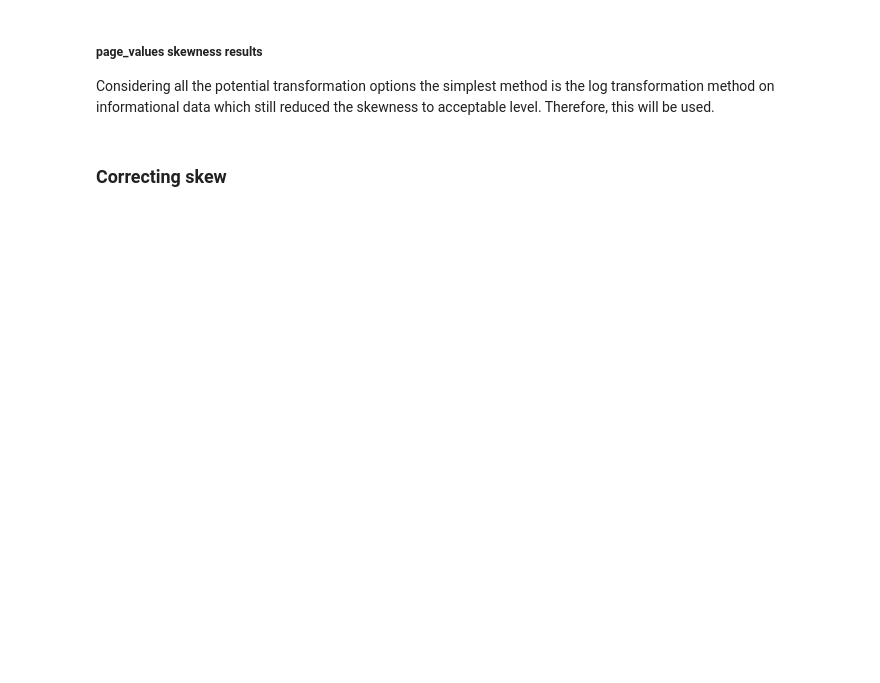
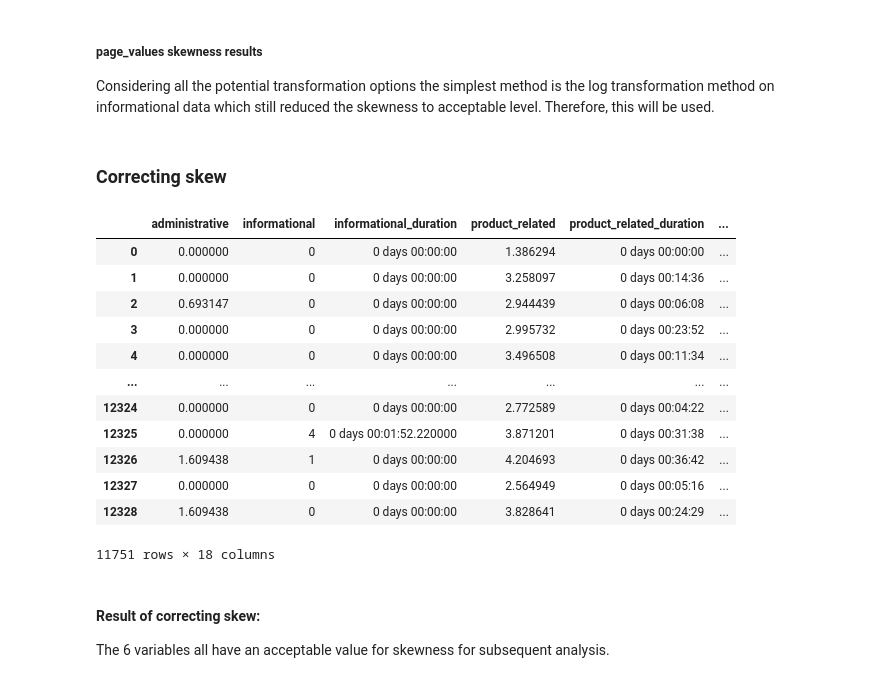
Before and after one commit to Chills00/exploratory-data-analysis---online-shopping-in-retail917, a Jupyter notebook: EDA_notebook.ipynb, the cells around one changed output. Drawn from its saved outputs; the diff is of its cells as text; code cells hidden in the pictures; blank space fills up the shorter version.

Commit message:
Completes df transformations including correcting skew of numerical columns and saving df as new csv file.

```diff
--- a/EDA_notebook.ipynb
+++ b/EDA_notebook.ipynb
@@ -933,6 +1052,20 @@ Considering all the potential transformation options the simplest method is the
 # %% [markdown]
 ### Correcting skew
 # %%
-to_transform_list = ['administrative', 'informational_plus_one', 'product_related', 'bounce_rates', 'exit_rates', 'page_values']
+to_transform_list = ['administrative', 'informational_plus_one', 'product_related', 'bounce_rates', 'exit_rates', 'page_values_plus_one']
 transform = DataFrameTransform(df_transformed)
 transform.log_transformation(to_transform_list)
+# %% [output]
+|  | administrative | informational | informational_duration | product_related | product_related_duration | ... |
+| 0 | 0.000000 | 0 | 0 days 00:00:00 | 1.386294 | 0 days 00:00:00 | ... |
+| 1 | 0.000000 | 0 | 0 days 00:00:00 | 3.258097 | 0 days 00:14:36 | ... |
+| 2 | 0.693147 | 0 | 0 days 00:00:00 | 2.944439 | 0 days 00:06:08 | ... |
+| 3 | 0.000000 | 0 | 0 days 00:00:00 | 2.995732 | 0 days 00:23:52 | ... |
+| 4 | 0.000000 | 0 | 0 days 00:00:00 | 3.496508 | 0 days 00:11:34 | ... |
+| ... | ... | ... | ... | ... | ... | ... |
+| 12324 | 0.000000 | 0 | 0 days 00:00:00 | 2.772589 | 0 days 00:04:22 | ... |
+| 12325 | 0.000000 | 4 | 0 days 00:01:52.220000 | 3.871201 | 0 days 00:31:38 | ... |
+| 12326 | 1.609438 | 1 | 0 days 00:00:00 | 4.204693 | 0 days 00:36:42 | ... |
+| 12327 | 0.000000 | 0 | 0 days 00:00:00 | 2.564949 | 0 days 00:05:16 | ... |
+| 12328 | 1.609438 | 0 | 0 days 00:00:00 | 3.828641 | 0 days 00:24:29 | ... |
+11751 rows × 18 columns
@@ -938,0 +1089,4 @@ transform.log_transformation(to_transform_list)
+# %% [markdown]
+#### Result of correcting skew:
+
+The 6 variables all have an acceptable value for skewness for subsequent analysis.
```
Also changed, not shown: parts of 32 cells of this notebook, 2 other files.
